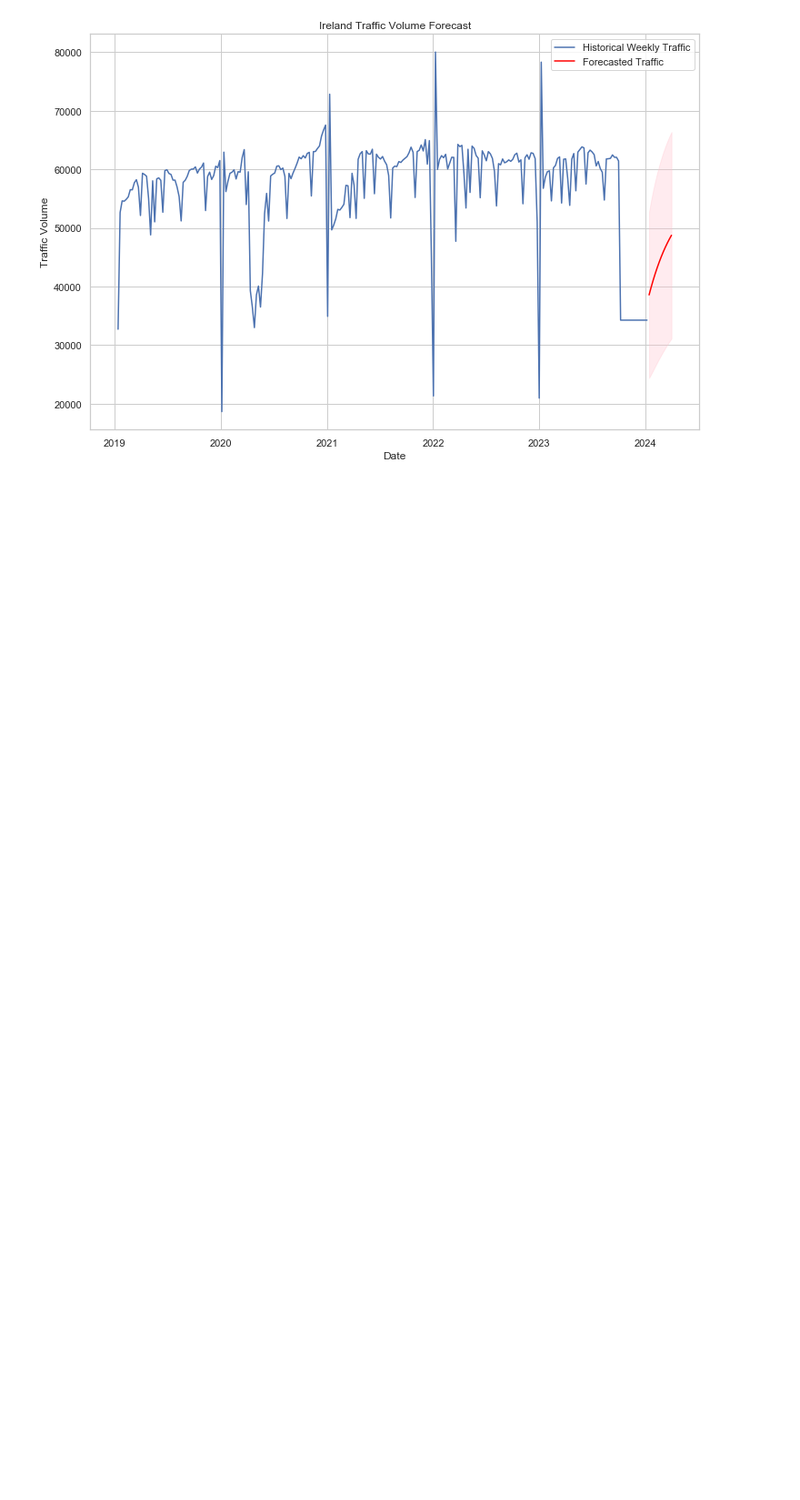
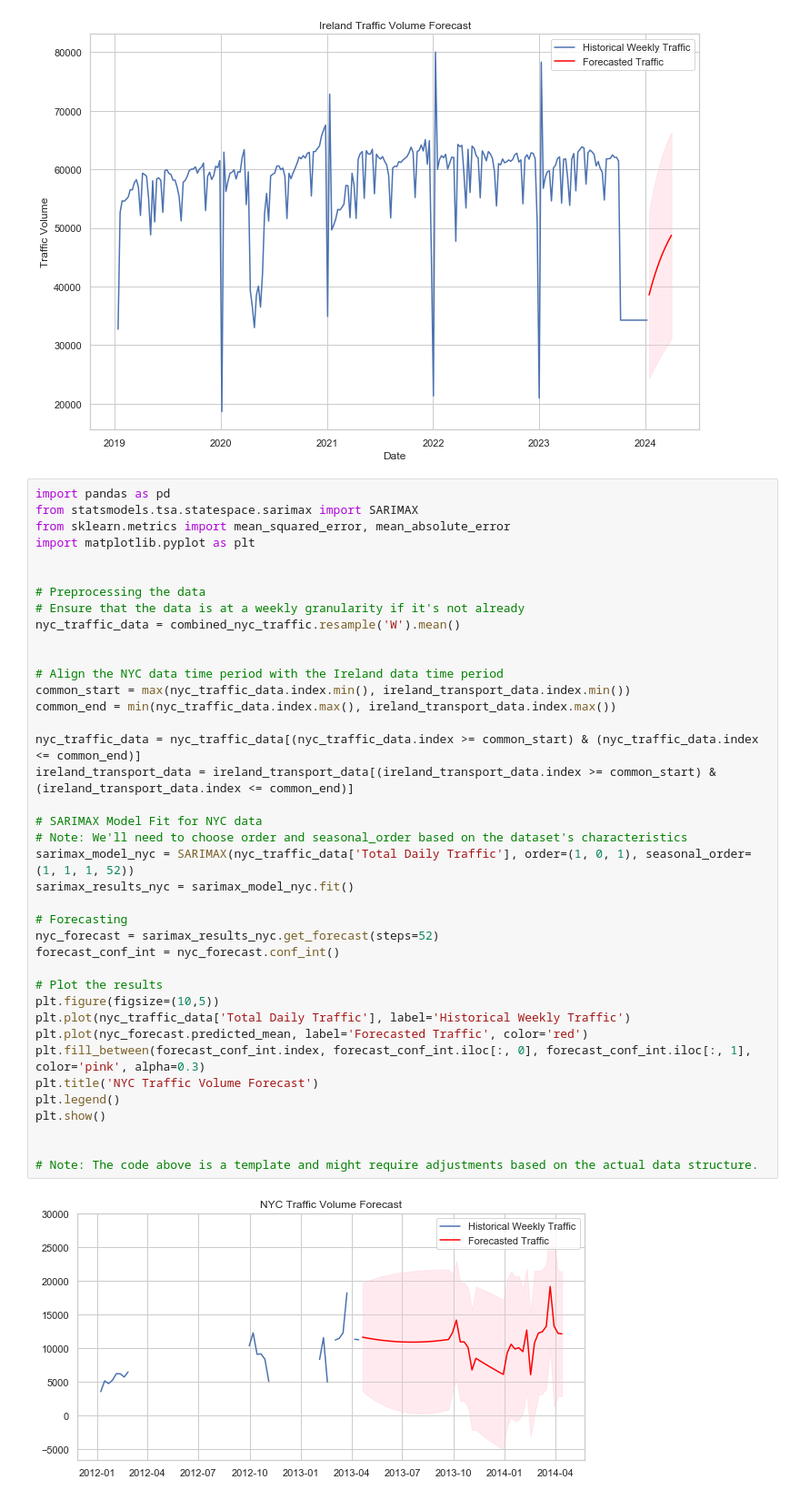
Before and after one commit to WhoisClean/ireland_transport, a Jupyter notebook: transport_ireland.ipynb, the cells around one changed output. Shown at 91% size. Cells and saved outputs as stored; diff of their text form; blank space fills up the shorter version.

```diff
--- a/transport_ireland.ipynb
+++ b/transport_ireland.ipynb
@@ -403,3 +403,44 @@ Warnings:
 [1] Covariance matrix calculated using the outer product of gradients (complex-step).
 [2] Covariance matrix is singular or near-singular, with condition number 9.57e+21. Standard errors may be unstable.
 [figure]
+# %%
+import pandas as pd
+from statsmodels.tsa.statespace.sarimax import SARIMAX
+from sklearn.metrics import mean_squared_error, mean_absolute_error
+import matplotlib.pyplot as plt
+
+
+# Preprocessing the data
+# Ensure that the data is at a weekly granularity if it's not already
+nyc_traffic_data = combined_nyc_traffic.resample('W').mean()
+
+
+# Align the NYC data time period with the Ireland data time period
+common_start = max(nyc_traffic_data.index.min(), ireland_transport_data.index.min())
+common_end = min(nyc_traffic_data.index.max(), ireland_transport_data.index.max())
+
+nyc_traffic_data = nyc_traffic_data[(nyc_traffic_data.index >= common_start) & (nyc_traffic_data.index <= common_end)]
+ireland_transport_data = ireland_transport_data[(ireland_transport_data.index >= common_start) & (ireland_transport_data.index <= common_end)]
+
+# SARIMAX Model Fit for NYC data
+# Note: We'll need to choose order and seasonal_order based on the dataset's characteristics
+sarimax_model_nyc = SARIMAX(nyc_traffic_data['Total Daily Traffic'], order=(1, 0, 1), seasonal_order=(1, 1, 1, 52))
+sarimax_results_nyc = sarimax_model_nyc.fit()
+
+# Forecasting
+nyc_forecast = sarimax_results_nyc.get_forecast(steps=52)
+forecast_conf_int = nyc_forecast.conf_int()
+
+# Plot the results
+plt.figure(figsize=(10,5))
+plt.plot(nyc_traffic_data['Total Daily Traffic'], label='Historical Weekly Traffic')
+plt.plot(nyc_forecast.predicted_mean, label='Forecasted Traffic', color='red')
+plt.fill_between(forecast_conf_int.index, forecast_conf_int.iloc[:, 0], forecast_conf_int.iloc[:, 1], color='pink', alpha=0.3)
+plt.title('NYC Traffic Volume Forecast')
+plt.legend()
+plt.show()
+
+
+# Note: The code above is a template and might require adjustments based on the actual data structure.
+# %% [output]
+[figure, added]
```
Also changed, not shown: parts of 2 cells of this notebook.
